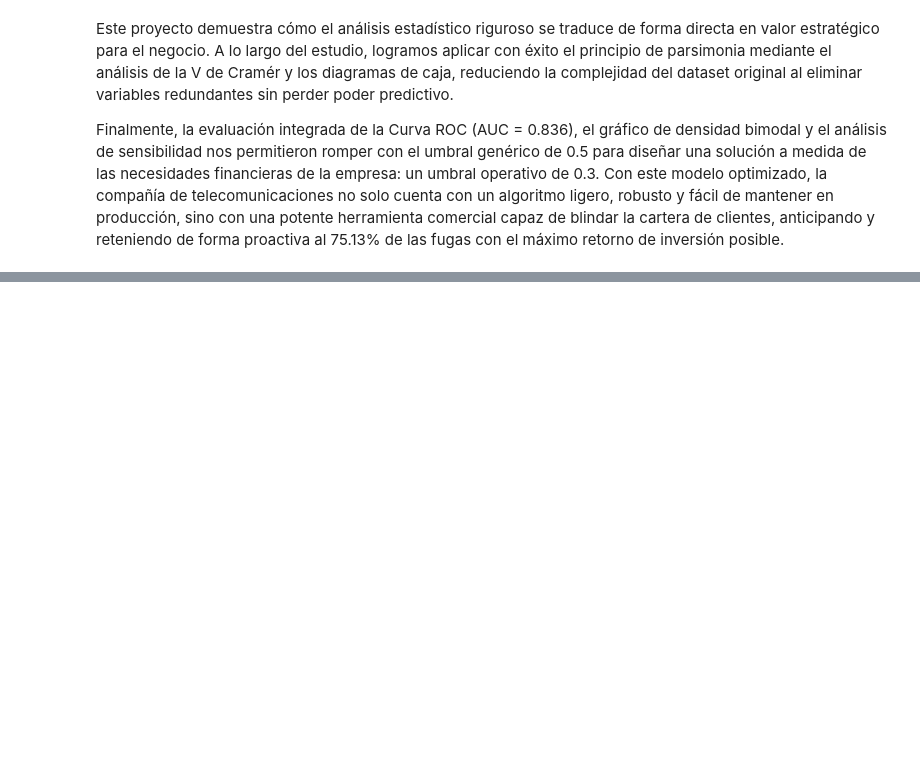
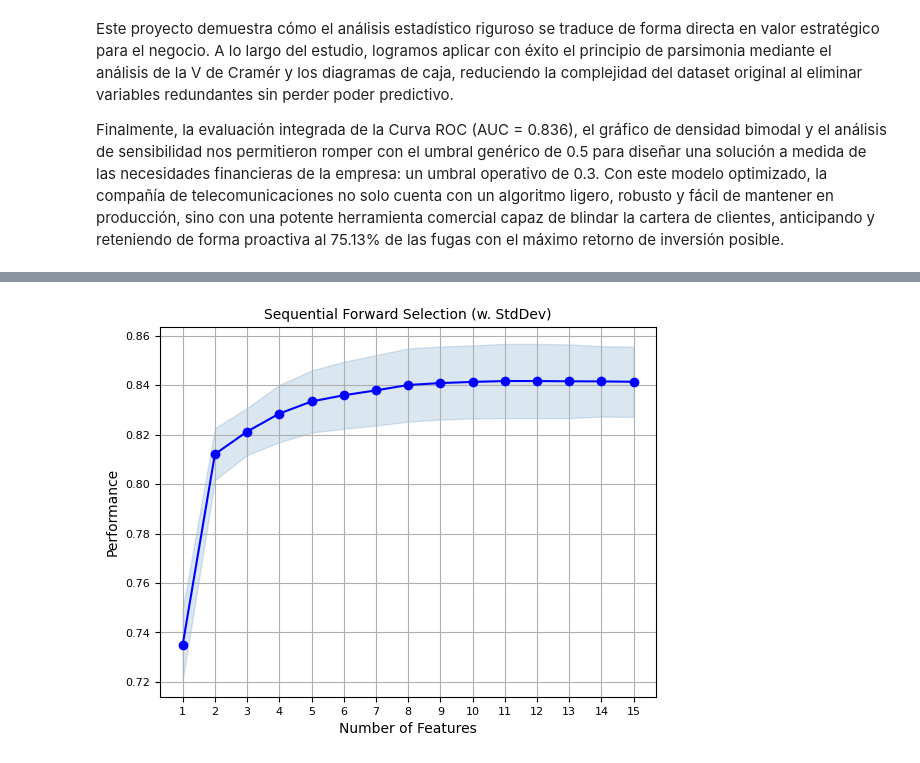
Before and after one commit to nachofort/01_Telco_Customer_Churn, a Jupyter notebook: Notebook/02_Modeling_Logistic.ipynb, the cells around one changed output, grey strips where cells are left out. Cells and saved outputs as stored; diff of their text form; code cells hidden in the pictures; blank space fills up the shorter version.

```diff
--- a/Notebook/02_Modeling_Logistic.ipynb
+++ b/Notebook/02_Modeling_Logistic.ipynb
@@ -987,0 +1293,21 @@ Finalmente, la evaluación integrada de la Curva ROC (AUC = 0.836), el gráfico
+# %%
+# Modelo base
+modelo = LogisticRegression(max_iter=2000)
+score = 'roc_auc' #neg_log_loss, accuracy, recall, roc_auc, precision
+
+# Selección hacia adelante
+sfs = SFS(modelo,
+          k_features='best',  # Número de características a seleccionar ('best' selecciona automáticamente)
+          forward=True,
+          floating=False,
+          scoring=score,       # Métrica de evaluación: neg_log_loss, accuracy
+          cv=5)               # Validación cruzada
+
+sfs.fit(X_train, y_train)
+
+# Resultados
+print(f'Mejor {score}:', sfs.k_score_)
+print('Número de variables seleccionadas: ', len(sfs.k_feature_names_))
+
+# Variables seleccionadas
+features_seleccionadas = list(sfs.k_feature_names_)
@@ -987,0 +1331,11 @@ Finalmente, la evaluación integrada de la Curva ROC (AUC = 0.836), el gráfico
+# %%
+fig1 = plot_sfs(sfs.get_metric_dict(), kind='std_dev')
+
+#plt.ylim([0.8, 1])
+plt.title('Sequential Forward Selection (w. StdDev)', fontsize=10)
+plt.xticks(fontsize=8)
+plt.yticks(fontsize=8)
+plt.grid()
+plt.show()
+# %% [output]
+[figure, added]
```
Also changed, not shown: parts of 90 cells of this notebook, 2 other files.
